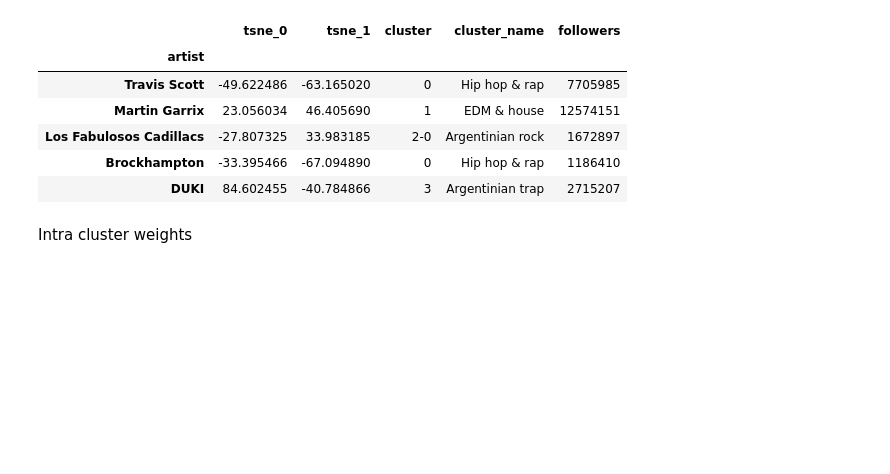
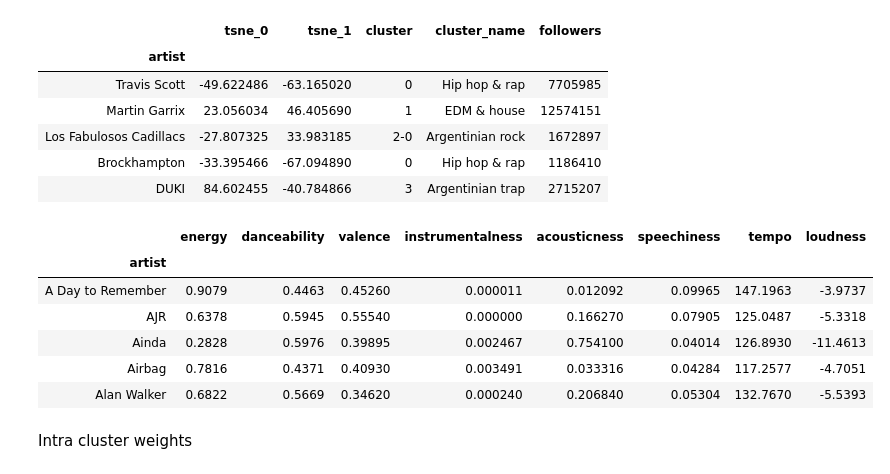
Before and after one commit to martinsoko/recopalooza, a Jupyter notebook: Recommendation system.ipynb, the cells around one changed output. Saved outputs shown, nothing was run; the diff lists cells and outputs as text; code cells hidden in the pictures; blank space fills up the shorter version.

```diff
--- a/Recommendation system.ipynb
+++ b/Recommendation system.ipynb
@@ -13,6 +13,17 @@ clusters.head()
 | Los Fabulosos Cadillacs | -27.807325 | 33.983185 | 2-0 | Argentinian rock | 1672897 |
 | Brockhampton | -33.395466 | -67.094890 | 0 | Hip hop & rap | 1186410 |
 | DUKI | 84.602455 | -40.784866 | 3 | Argentinian trap | 2715207 |
+# %%
+artists_audio_feats = pd.read_csv('artists_audio_feats.csv', index_col='artist')
+artists_audio_feats.head()
+# %% [output]
+|  | energy | danceability | valence | instrumentalness | acousticness | speechiness | tempo | loudness |
+| artist |  |  |  |  |  |  |  |  |
+| A Day to Remember | 0.9079 | 0.4463 | 0.45260 | 0.000011 | 0.012092 | 0.09965 | 147.1963 | -3.9737 |
+| AJR | 0.6378 | 0.5945 | 0.55540 | 0.000000 | 0.166270 | 0.07905 | 125.0487 | -5.3318 |
+| Ainda | 0.2828 | 0.5976 | 0.39895 | 0.002467 | 0.754100 | 0.04014 | 126.8930 | -11.4613 |
+| Airbag | 0.7816 | 0.4371 | 0.40930 | 0.003491 | 0.033316 | 0.04284 | 117.2577 | -4.7051 |
+| Alan Walker | 0.6822 | 0.5669 | 0.34620 | 0.000240 | 0.206840 | 0.05304 | 132.7670 | -5.5393 |
 # %% [markdown]
 Intra cluster weights
 # %%
```
Also changed, not shown: parts of 12 cells of this notebook.
